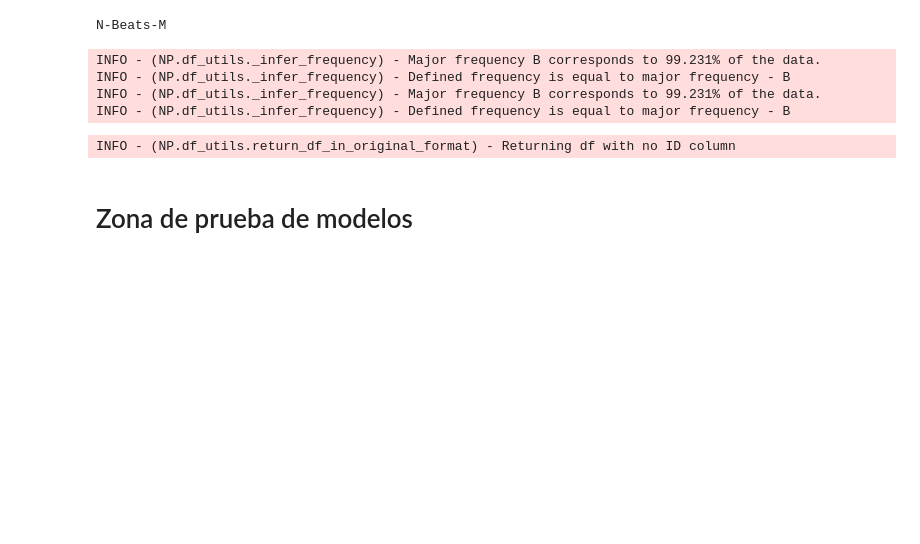
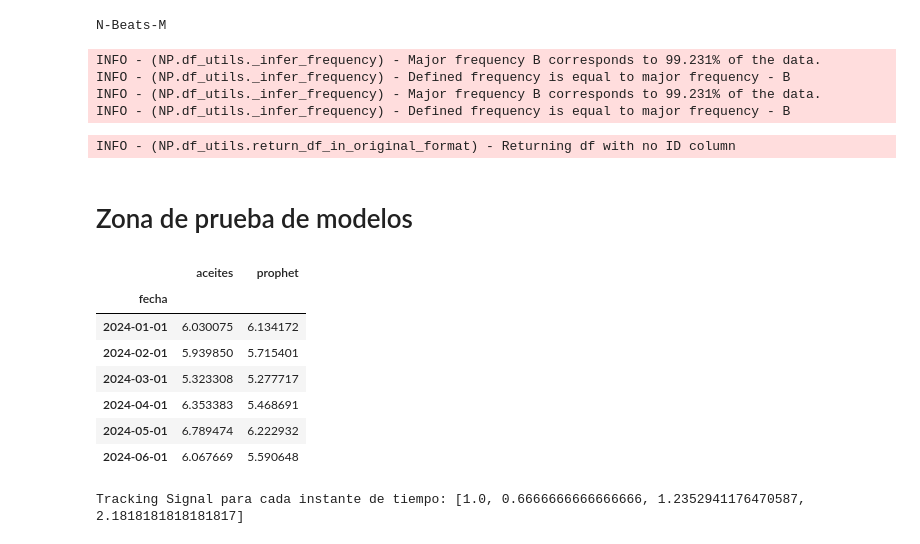
Before and after one commit to antonio-przgrc/tfm, a Jupyter notebook: code/analisis.ipynb, the cells around one changed output. Saved outputs shown, nothing was run; the diff lists cells and outputs as text; code cells hidden in the pictures; blank space fills up the shorter version.

```diff
--- a/code/analisis.ipynb
+++ b/code/analisis.ipynb
@@ -334,4 +334,60 @@ errores.fillna(0, inplace=True)
 errores.to_csv('results/errores.csv')
 # %% [markdown]
 # Zona de prueba de modelos
+# %%
+import pandas as pd
+
+df = pd.read_csv('results/resultados_aceites.csv')
+df['fecha'] = pd.to_datetime(df['fecha'])
+df = df.set_index('fecha')
+
+df = df.groupby(pd.Grouper(freq='MS')).sum()
+
+df[['aceites','prophet']]
+# %% [output]
+|  | aceites | prophet |
+| fecha |  |  |
+| 2024-01-01 | 6.030075 | 6.134172 |
+| 2024-02-01 | 5.939850 | 5.715401 |
+| 2024-03-01 | 5.323308 | 5.277717 |
+| 2024-04-01 | 6.353383 | 5.468691 |
+| 2024-05-01 | 6.789474 | 6.222932 |
+| 2024-06-01 | 6.067669 | 5.590648 |
+# %%
+import numpy as np
+
+def tracking_signal_time_series(actual, forecast):
+    # Listas para almacenar los resultados
+    tracking_signals = []
+    CFE = 0  # Suma acumulada de los errores
+
+    for t in range(1, len(actual) + 1):
+        # Cálculo de los errores hasta el momento t
+        errors = actual[:t] - forecast[:t]
+
+        # Cálculo del CFE (Suma acumulada de los errores)
+        CFE = np.sum(errors)
+
+        # Cálculo del MAD (Desviación absoluta media hasta el momento t)
+        MAD = np.mean(np.abs(errors))
+
+        # Cálculo del Tracking Signal para el momento t
+        if MAD == 0:
+            tracking_signal_value = float('inf')  # Evitar división por cero
+        else:
+            tracking_signal_value = CFE / MAD
+
+        # Guardamos el valor del Tracking Signal
+        tracking_signals.append(tracking_signal_value)
+
+    return tracking_signals
+
+# Ejemplo de uso:
+actual = np.array([100, 120, 130, 140])
+forecast = np.array([90, 125, 128, 135])
+
+ts_series = tracking_signal_time_series(actual, forecast)
+print("Tracking Signal para cada instante de tiempo:", ts_series)
+# %% [output]
+Tracking Signal para cada instante de tiempo: [1.0, 0.6666666666666666, 1.2352941176470587, 2.1818181818181817]
 # %%
```
Also changed, not shown: parts of 2 cells of this notebook, 7 other files.
